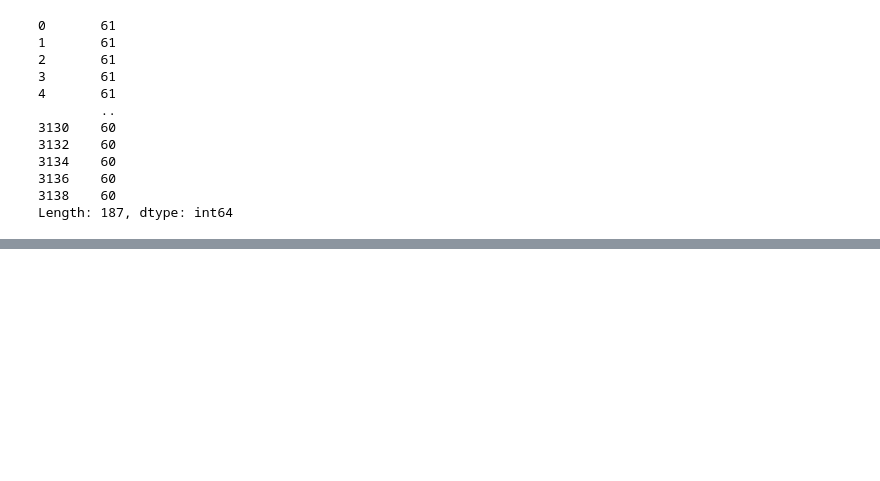
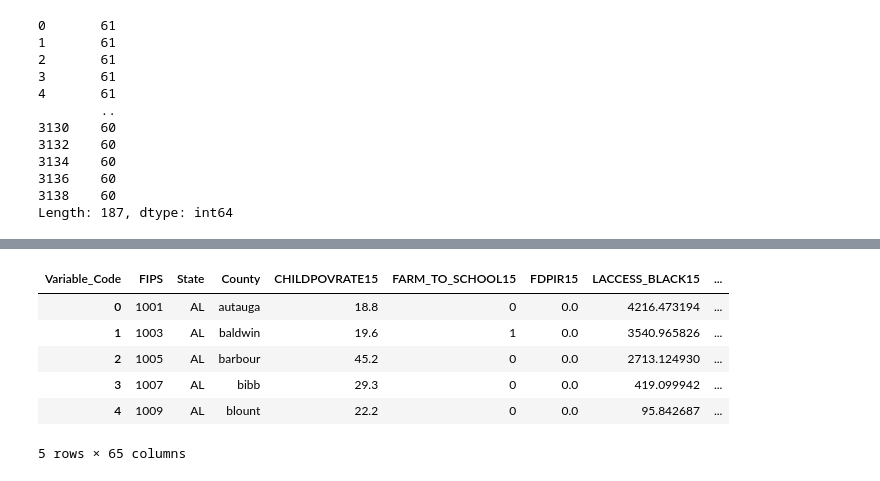
Before and after one commit to gabbycjames/DataScience_Capstone, a Jupyter notebook: DataWrangling.ipynb, the cells around one changed output, grey strips where cells are left out. Cells and saved outputs as stored; diff of their text form; code cells hidden in the pictures; blank space fills up the shorter version.

```diff
--- a/DataWrangling.ipynb
+++ b/DataWrangling.ipynb
@@ -392,0 +467,10 @@ Length: 187, dtype: int64
+# %%
+result.head()
+# %% [output]
+| Variable_Code | FIPS | State | County | CHILDPOVRATE15 | FARM_TO_SCHOOL15 | FDPIR15 | LACCESS_BLACK15 | ... |
+| 0 | 1001 | AL | autauga | 18.8 | 0 | 0.0 | 4216.473194 | ... |
+| 1 | 1003 | AL | baldwin | 19.6 | 1 | 0.0 | 3540.965826 | ... |
+| 2 | 1005 | AL | barbour | 45.2 | 0 | 0.0 | 2713.124930 | ... |
+| 3 | 1007 | AL | bibb | 29.3 | 0 | 0.0 | 419.099942 | ... |
+| 4 | 1009 | AL | blount | 22.2 | 0 | 0.0 | 95.842687 | ... |
+5 rows × 65 columns
```
Also changed, not shown: parts of 28 cells of this notebook.
